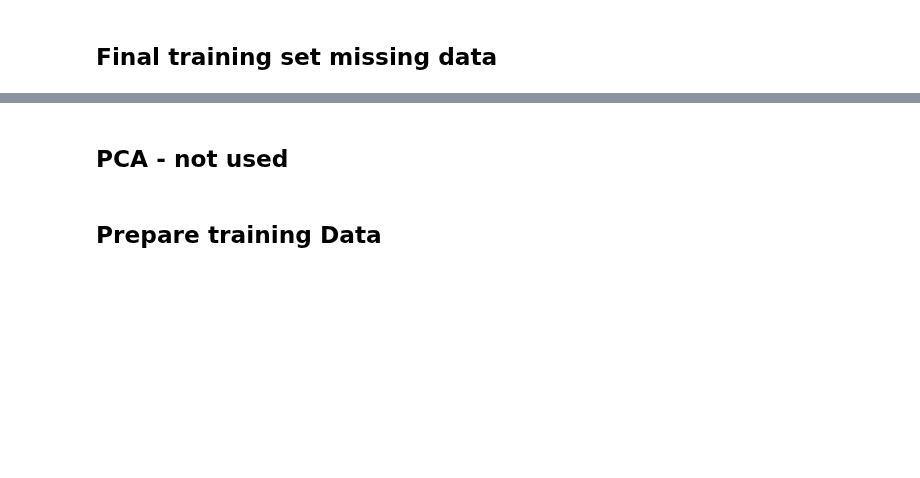
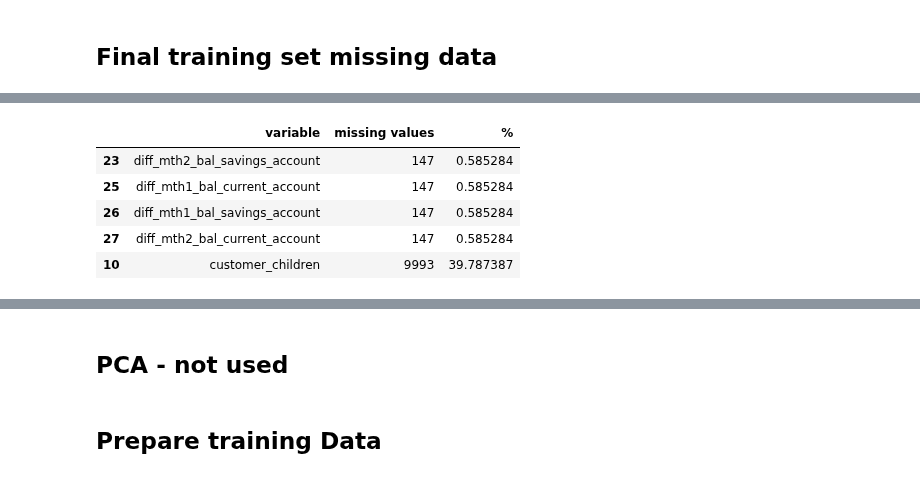
Before and after one commit to AliSafieddine/Churn-Prediction, a Jupyter notebook: Prediction_v1.ipynb, the cells around one changed output, grey strips where cells are left out. Drawn from its saved outputs; the diff is of its cells as text; code cells hidden in the pictures; blank space fills up the shorter version.

```diff
--- a/Approach_wo_lastcolumns.ipynb
+++ b/Prediction_v1.ipynb
@@ -544,5 +553,7 @@ len(final_vars)
 # %%
 train_final = train_s[['target']+final_vars]
+# %%
+test_final = test_s[final_vars]
 # %% [markdown]
 ## Final training set missing data
 # %%
@@ -559,0 +572,13 @@ missing_df
+# %%
+missing_df = test_final.isnull().sum(axis=0).reset_index()
+missing_df.columns = ['variable', 'missing values']
+missing_df['%']=(missing_df['missing values'])/test_final.shape[0]*100
+missing_df = missing_df[missing_df['missing values'] >0].sort_values('%')
+missing_df
+# %% [output]
+|  | variable | missing values | % |
+| 23 | diff_mth2_bal_savings_account | 147 | 0.585284 |
+| 25 | diff_mth1_bal_current_account | 147 | 0.585284 |
+| 26 | diff_mth1_bal_savings_account | 147 | 0.585284 |
+| 27 | diff_mth2_bal_current_account | 147 | 0.585284 |
+| 10 | customer_children | 9993 | 39.787387 |
```
Also changed, not shown: parts of 23 cells of this notebook.
